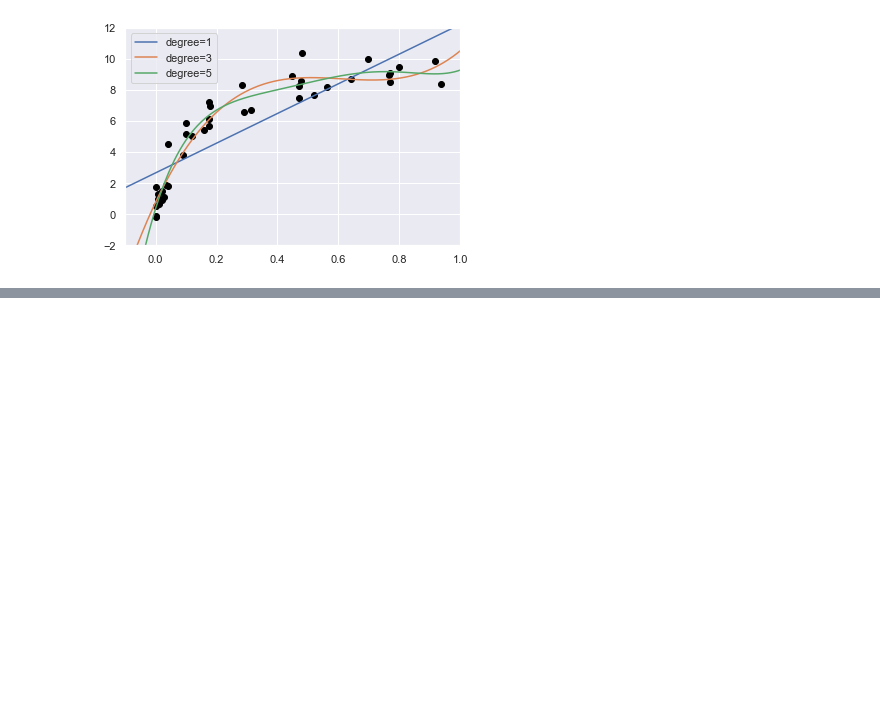
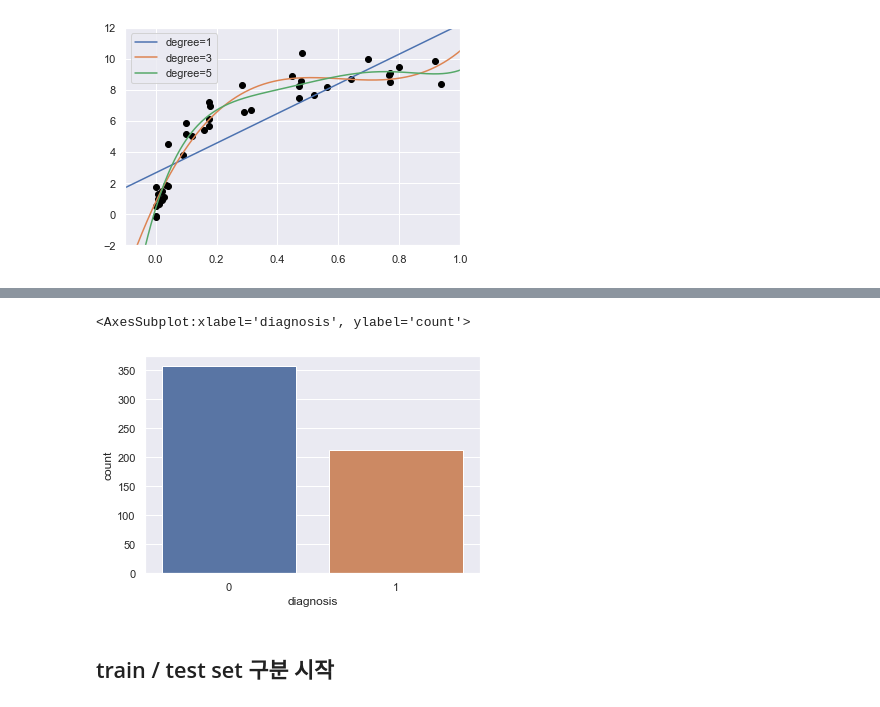
Before and after one commit to crickmj/Python_begins, a Jupyter notebook: for Practice/machinelearning_prac.ipynb, the cells around one changed output, grey strips where cells are left out. Cells and saved outputs as stored; diff of their text form; code cells hidden in the pictures; blank space fills up the shorter version.

```diff
--- a/for Practice/machinelearning_prac.ipynb
+++ b/for Practice/machinelearning_prac.ipynb
@@ -161,0 +183,4 @@ plt.legend(loc = 'best')
+# %%
+data = pd.read_csv('data.csv')
+
+data.head()
@@ -161,0 +219,10 @@ plt.legend(loc = 'best')
+# %%
+data.drop(['id','Unnamed: 32'], axis = 1, inplace = True)
+
+'''
+Benign: 양성 (0)
+Malignant: 음성 (1)
+로 대체해 주자
+'''
+
+data['diagnosis'] = data['diagnosis'].map({'B': 0, 'M': 1})
@@ -161,0 +254,7 @@ plt.legend(loc = 'best')
+# %%
+sns.countplot(data['diagnosis']) ## 좀 데이터가 기울어지면 의미 없어서.. 일단 진행
+# %% [output]
+<AxesSubplot:xlabel='diagnosis', ylabel='count'>
+[figure, added]
+# %% [markdown]
+## train / test set 구분 시작
```
Also changed, not shown: parts of 7 cells of this notebook.
